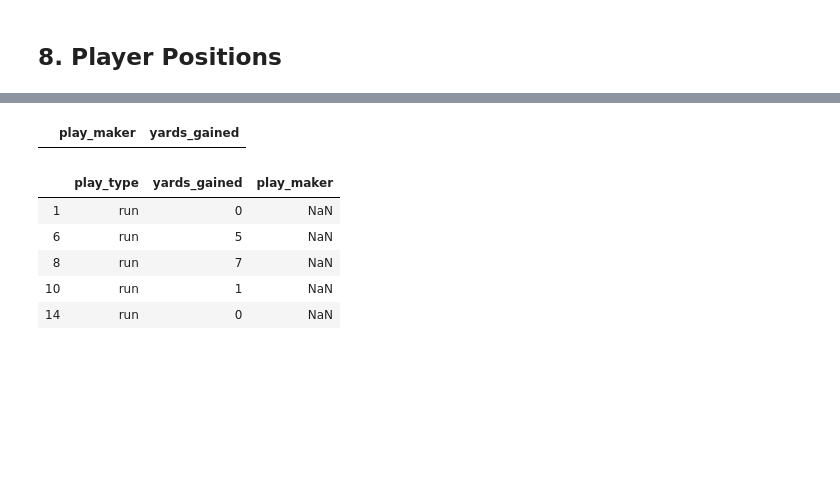
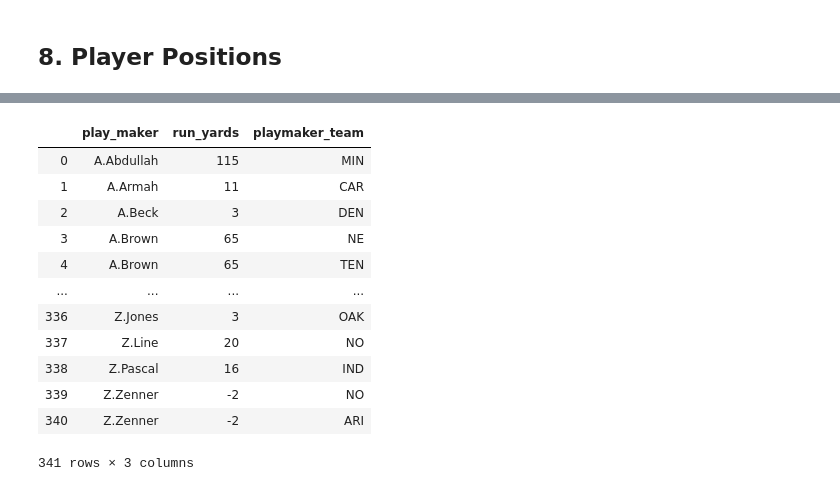
Before and after one commit to scunden/Project-Dash, a Jupyter notebook: 2. Data-Cleanup/0. Cleanup/cleanup.ipynb, the cells around one changed output, grey strips where cells are left out. Saved outputs shown, nothing was run; the diff lists cells and outputs as text; code cells hidden in the pictures; blank space fills up the shorter version.

Commit message:
Verification tables are ready

```diff
--- a/2. Data-Cleanup/0. Cleanup/cleanup.ipynb
+++ b/2. Data-Cleanup/0. Cleanup/cleanup.ipynb
@@ -455,3 +342,0 @@ pass_yards = pass_play.groupby('passer_player_name').yards_gained.sum()
-# %%
-df = df.reset_index()
-df["play_maker"]
@@ -495,0 +343,16 @@ Name: yards_gained, Length: 322, dtype: int64
+# %%
+df['playmaker_team'] = df['posteam']
+
+pass_player_team = df[df.play_type == 'pass'][['play_maker', 'playmaker_team']]
+
+pass_player_team = pass_player_team.drop_duplicates()
+
+pass_play = df[df.play_type == 'pass'][['play_maker', 'yards_gained']]
+
+pass_yards = pass_play.groupby('play_maker',as_index = False).yards_gained.sum()
+
+pass_yards = pass_yards.rename(columns = {'yards_gained': 'pass_yards'})
+
+pass_yards_final = pass_yards.merge(pass_player_team[["play_maker", "playmaker_team"]], on = 'play_maker', how = 'outer')
+
+pass_yards_final
@@ -496,19 +401,30 @@ Name: yards_gained, Length: 322, dtype: int64
 # %%
+rusher_player_team = df[df.play_type == 'run'][['play_maker', 'playmaker_team']]
+
+rusher_player_team = rusher_player_team.drop_duplicates()
 
 run_play = df[df.play_type == 'run'][['play_maker', 'yards_gained']]
 
 run_yards = run_play.groupby('play_maker', as_index = False).yards_gained.sum()
 
-run_yards
+run_yards = run_yards.rename(columns = {'yards_gained': 'run_yards'})
+
+run_yards_final = run_yards.merge(rusher_player_team[["play_maker", "playmaker_team"]], on = 'play_maker', how = 'outer')
+
+run_yards_final = run_yards_final.dropna()
+
+run_yards_final
 # %% [output]
-|  | play_maker | yards_gained |
+|  | play_maker | run_yards | playmaker_team |
+| 0 | A.Abdullah | 115 | MIN |
+| 1 | A.Armah | 11 | CAR |
+| 2 | A.Beck | 3 | DEN |
+| 3 | A.Brown | 65 | NE |
+| 4 | A.Brown | 65 | TEN |
+| ... | ... | ... | ... |
+| 336 | Z.Jones | 3 | OAK |
+| 337 | Z.Line | 20 | NO |
+| 338 | Z.Pascal | 16 | IND |
+| 339 | Z.Zenner | -2 | NO |
+| 340 | Z.Zenner | -2 | ARI |
+341 rows × 3 columns
-# %%
-df[df['play_type'] == 'run'][['play_type', 'yards_gained', 'play_maker']].head()
-# df['play_type'].unique()
-# %% [output]
-|  | play_type | yards_gained | play_maker |
-| 1 | run | 0 | NaN |
-| 6 | run | 5 | NaN |
-| 8 | run | 7 | NaN |
-| 10 | run | 1 | NaN |
-| 14 | run | 0 | NaN |
```
Also changed, not shown: parts of 27 cells of this notebook.
